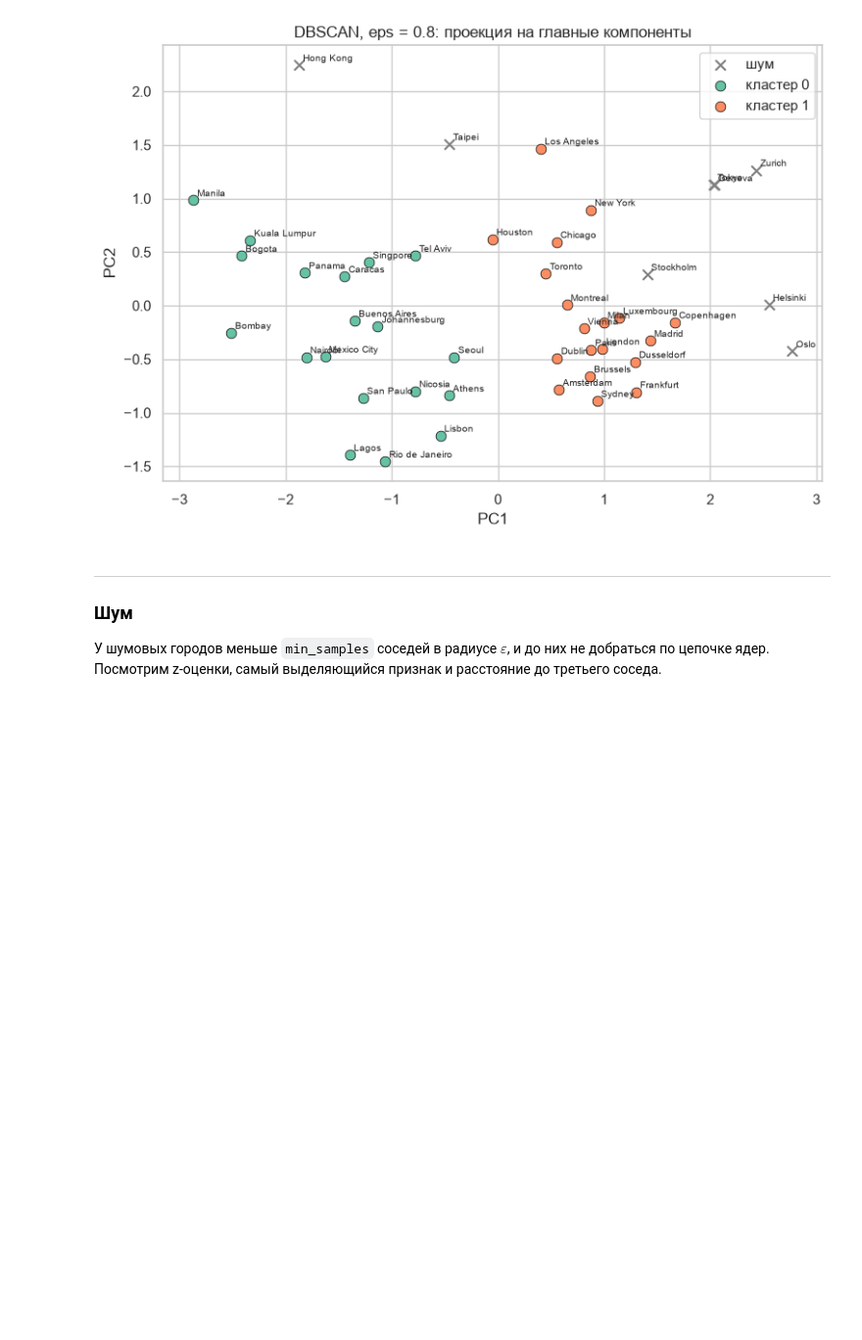
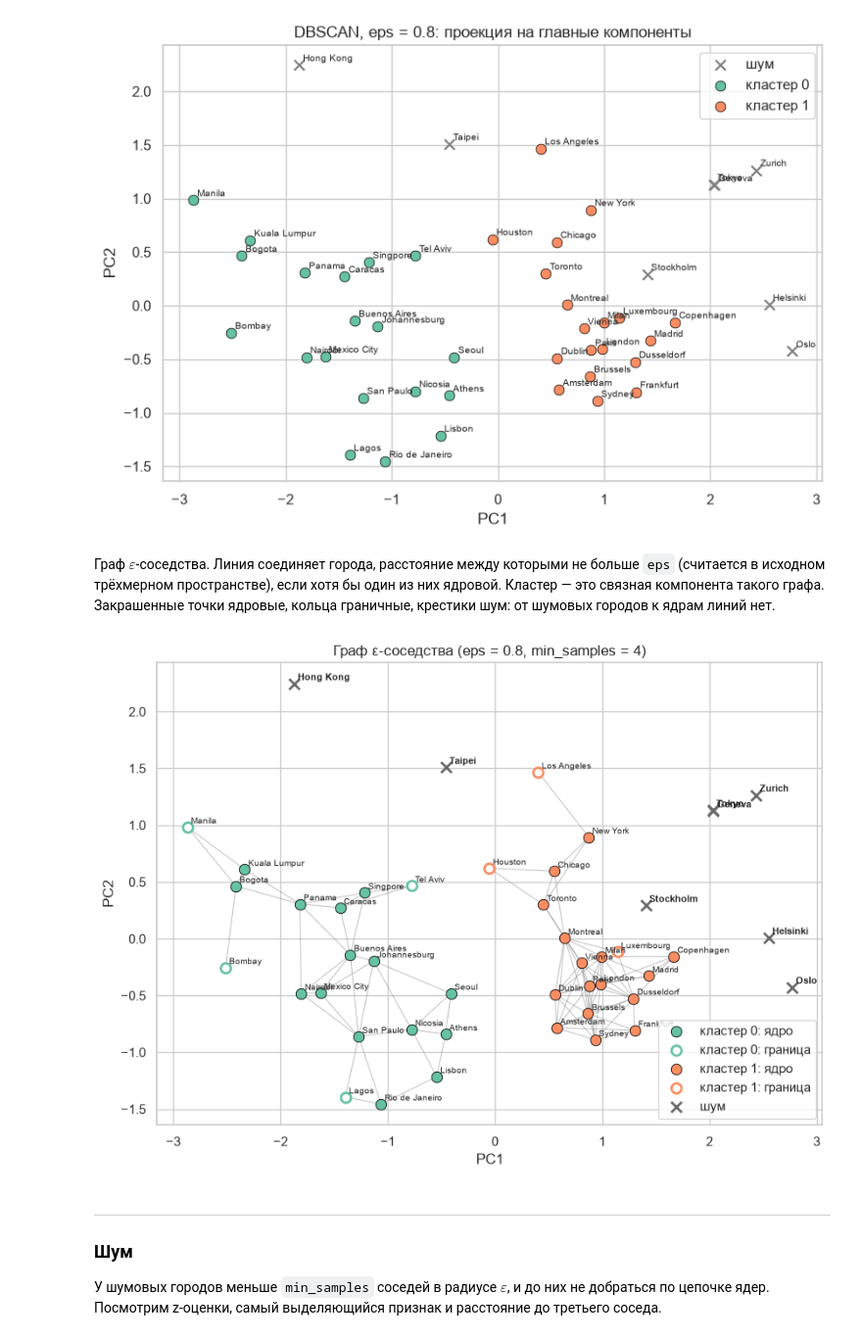
Before and after one commit to SikioN/data-analysis-python, a Jupyter notebook: Лаб3_DBSCAN.ipynb, the cells around one changed output. Shown at 98% size. Saved outputs shown, nothing was run; the diff lists cells and outputs as text; code cells hidden in the pictures; blank space fills up the shorter version.

```diff
--- a/Лаб3_DBSCAN.ipynb
+++ b/Лаб3_DBSCAN.ipynb
@@ -168,6 +168,36 @@ plot_clusters(df[["Work", "Salary"]].values, labels_db, "DBSCAN, eps = 0.8: Work
 plot_clusters(xy_pca, labels_db, "DBSCAN, eps = 0.8: проекция на главные компоненты", "PC1", "PC2")
 # %% [output]
 [figure]
+# %% [markdown]
+Граф $\varepsilon$-соседства. Линия соединяет города, расстояние между которыми не больше `eps` (считается в исходном трёхмерном пространстве), если хотя бы один из них ядровой. Кластер — это связная компонента такого графа. Закрашенные точки ядровые, кольца граничные, крестики шум: от шумовых городов к ядрам линий нет.
+# %%
+from matplotlib.collections import LineCollection
+from sklearn.neighbors import radius_neighbors_graph
+
+db = DBSCAN(eps=EPS, min_samples=MIN_SAMPLES).fit(X)
+core = np.zeros(len(X), dtype=bool)
+core[db.core_sample_indices_] = True
+graph = radius_neighbors_graph(X, EPS).tocoo()
+edges = [(xy_pca[i], xy_pca[j]) for i, j in zip(graph.row, graph.col) if i < j and (core[i] or core[j])]
+colors = sns.color_palette()
+
+fig, ax = plt.subplots(figsize=(10, 7))
+ax.add_collection(LineCollection(edges, colors="grey", linewidths=0.7, alpha=0.5, zorder=1))
+for k in sorted(set(labels_db) - {-1}):
+    in_k = labels_db == k
+    ax.scatter(*xy_pca[in_k & core].T, color=colors[k], s=80, edgecolor="k", linewidth=0.6, zorder=3,
+               label=f"кластер {k}: ядро")
+    ax.scatter(*xy_pca[in_k & ~core].T, color="white", s=70, edgecolor=colors[k], linewidth=2, zorder=3,
+               label=f"кластер {k}: граница")
+ax.scatter(*xy_pca[labels_db == -1].T, c="dimgrey", marker="x", s=80, linewidth=2, zorder=3, label="шум")
+for (x, y), name, is_noise in zip(xy_pca, names, labels_db == -1):
+    ax.annotate(name, (x, y), xytext=(3, 3), textcoords="offset points",
+                fontsize=8 if is_noise else 7, fontweight="bold" if is_noise else "normal")
+ax.set(title=f"Граф ε-соседства (eps = {EPS}, min_samples = {MIN_SAMPLES})", xlabel="PC1", ylabel="PC2")
+ax.legend(loc="lower right")
+plt.show()
+# %% [output]
+[figure, added]
 # %% [markdown]
 ---
 ### Шум
```
